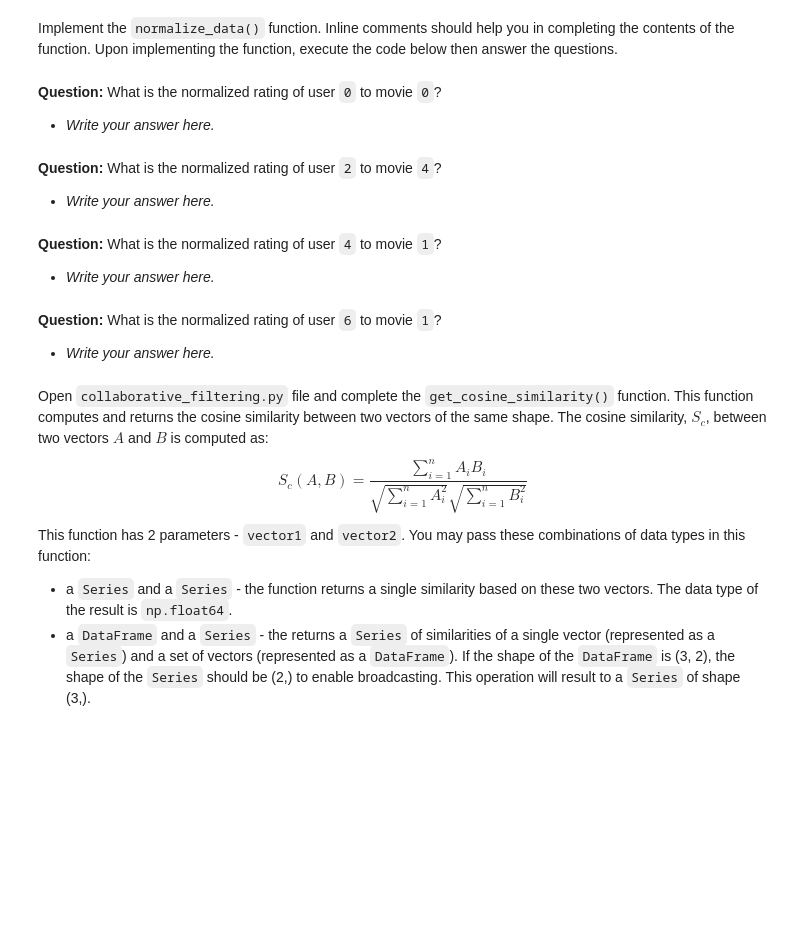
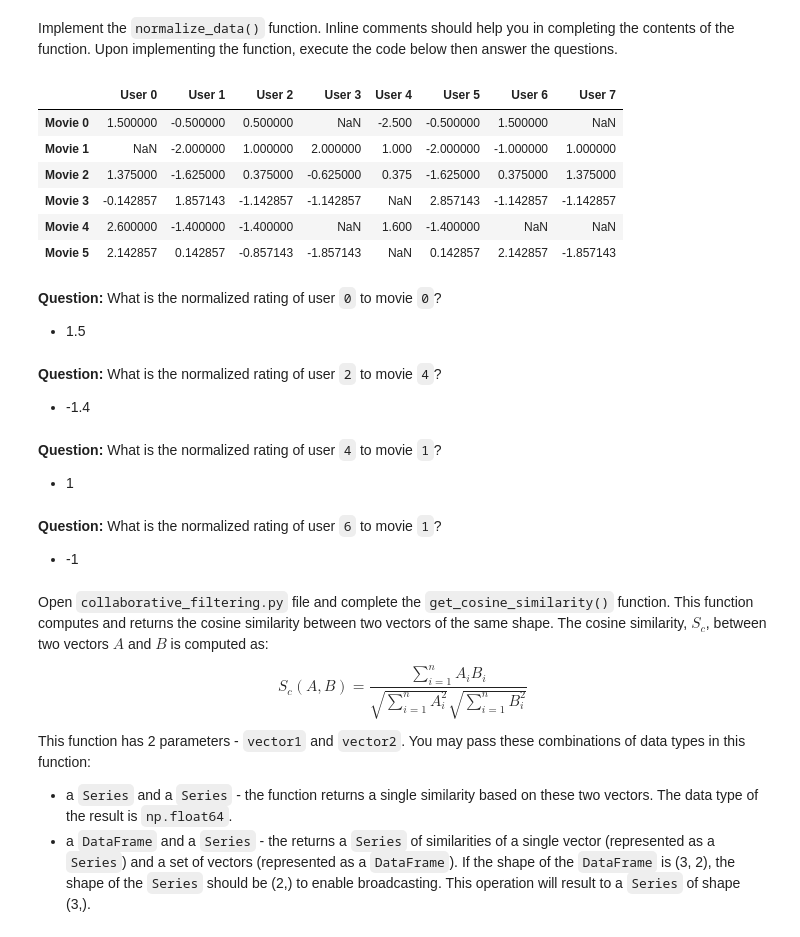
Before and after one commit to kayecandy/csmodel, a Jupyter notebook: 3.3 - Collaborative Filtering on Movie Dataset/3.3 - Collaborative Filtering on Movie Dataset.ipynb, the cells around one changed output. Drawn from its saved outputs; the diff is of its cells as text; code cells hidden in the pictures; blank space fills up the shorter version.

```diff
--- a/3.3 - Collaborative Filtering on Movie Dataset/3.3 - Collaborative Filtering on Movie Dataset.ipynb
+++ b/3.3 - Collaborative Filtering on Movie Dataset/3.3 - Collaborative Filtering on Movie Dataset.ipynb
@@ -67,19 +138,27 @@ Open `collaborative_filtering.py` file and complete the `normalize_data()` funct
 Implement the `normalize_data()` function. Inline comments should help you in completing the contents of the function. Upon implementing the function, execute the code below then answer the questions.
 # %%
 normalized_df = cfilter.normalize_data(syn_df, mean)
-print(normalized_df)
+normalized_df
+# %% [output]
+|  | User 0 | User 1 | User 2 | User 3 | User 4 | User 5 | User 6 | User 7 |
+| Movie 0 | 1.500000 | -0.500000 | 0.500000 | NaN | -2.500 | -0.500000 | 1.500000 | NaN |
+| Movie 1 | NaN | -2.000000 | 1.000000 | 2.000000 | 1.000 | -2.000000 | -1.000000 | 1.000000 |
+| Movie 2 | 1.375000 | -1.625000 | 0.375000 | -0.625000 | 0.375 | -1.625000 | 0.375000 | 1.375000 |
+| Movie 3 | -0.142857 | 1.857143 | -1.142857 | -1.142857 | NaN | 2.857143 | -1.142857 | -1.142857 |
+| Movie 4 | 2.600000 | -1.400000 | -1.400000 | NaN | 1.600 | -1.400000 | NaN | NaN |
+| Movie 5 | 2.142857 | 0.142857 | -0.857143 | -1.857143 | NaN | 0.142857 | 2.142857 | -1.857143 |
 # %% [markdown]
 **Question:** What is the normalized rating of user `0` to movie `0`?
-- *Write your answer here.*
+- 1.5
 # %% [markdown]
 **Question:** What is the normalized rating of user `2` to movie `4`?
-- *Write your answer here.*
+- -1.4
 # %% [markdown]
 **Question:** What is the normalized rating of user `4` to movie `1`?
-- *Write your answer here.*
+- 1
 # %% [markdown]
 **Question:** What is the normalized rating of user `6` to movie `1`?
-- *Write your answer here.*
+- -1
 # %% [markdown]
 Open `collaborative_filtering.py` file and complete the `get_cosine_similarity()` function. This function computes and returns the cosine similarity between two vectors of the same shape. The cosine similarity, $S_c$, between two vectors $A$ and $B$ is computed as:
 $$S_c(A, B)=\dfrac{\sum_{i=1}^{n} A_i B_i}{\sqrt{\sum_{i=1}^{n} A_i^2} \sqrt{\sum_{i=1}^{n} B_i^2}}$$
```
Also changed, not shown: parts of 20 cells of this notebook.
